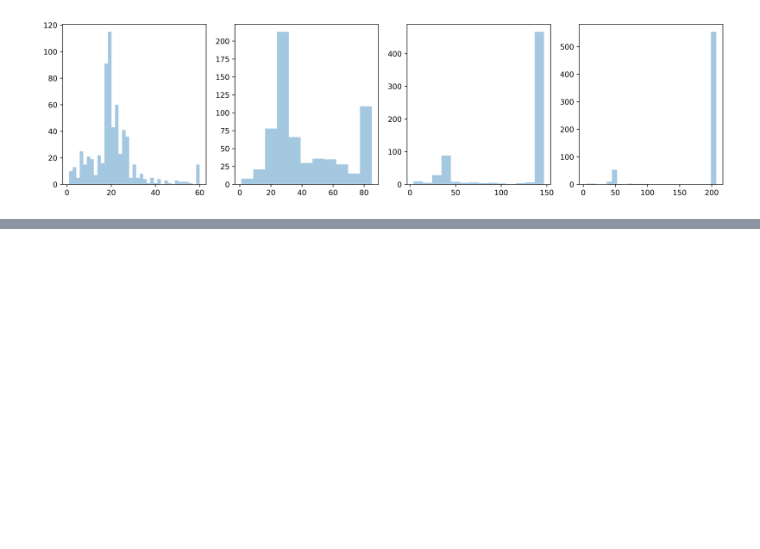
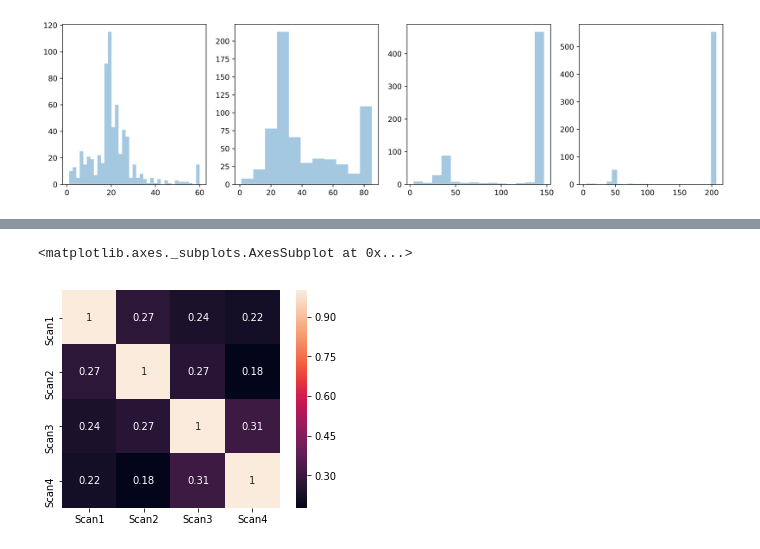
Before and after one commit to hahaai/Bagging_Prediction, a Jupyter notebook: Bagging_data/testing_Corr_Matrix/BlockSize_testing.ipynb, the cells around one changed output, grey strips where cells are left out. Saved outputs shown, nothing was run; the diff lists cells and outputs as text; code cells hidden in the pictures; blank space fills up the shorter version.

```diff
--- a/Bagging_data/testing_Corr_Matrix/BlockSize_testing.ipynb
+++ b/Bagging_data/testing_Corr_Matrix/BlockSize_testing.ipynb
@@ -61,0 +64,7 @@ i
+# %%
+bs_globle_corr=np.corrcoef(bs_globle)
+bs_globle_corr.shape
+sns.heatmap(bs_globle_corr,square=True,annot=True, fmt='.2g',xticklabels=['Scan1','Scan2','Scan3','Scan4'],yticklabels=['Scan1','Scan2','Scan3','Scan4'])
+# %% [output]
+<matplotlib.axes._subplots.AxesSubplot at 0x...>
+[figure, added]
```
Also changed, not shown: parts of 9 cells of this notebook.
